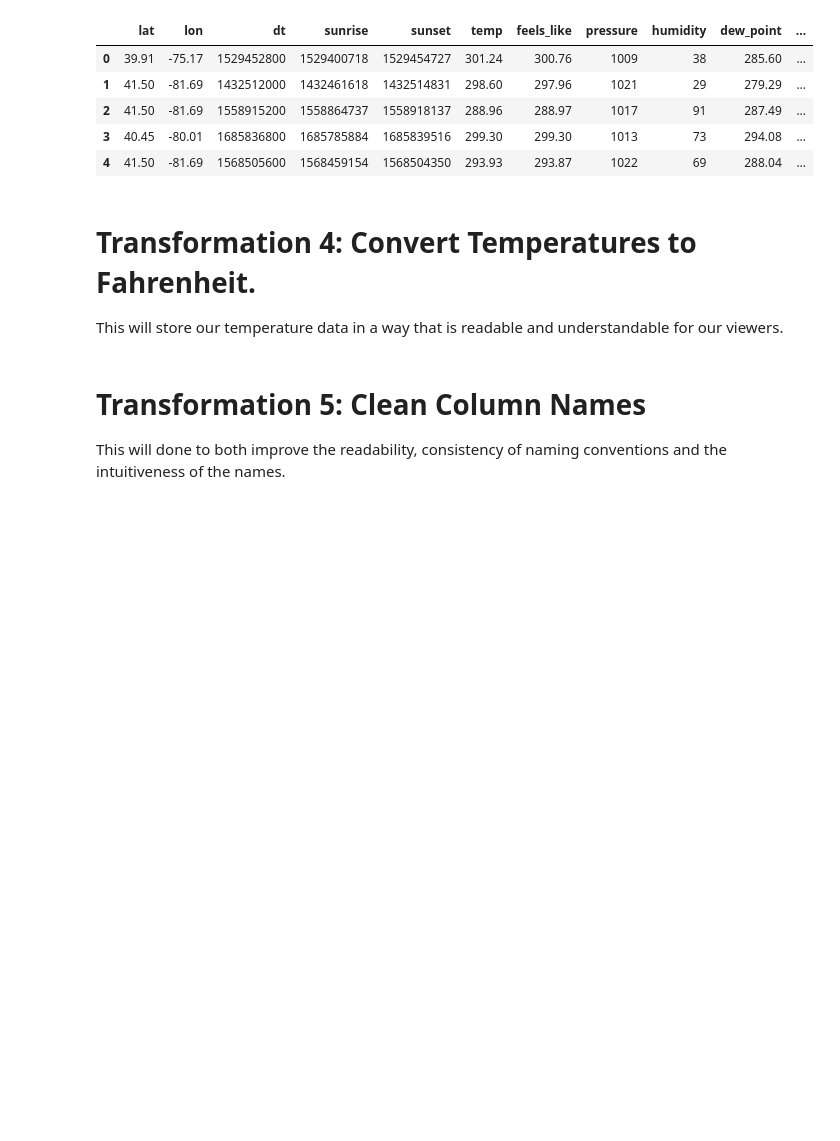
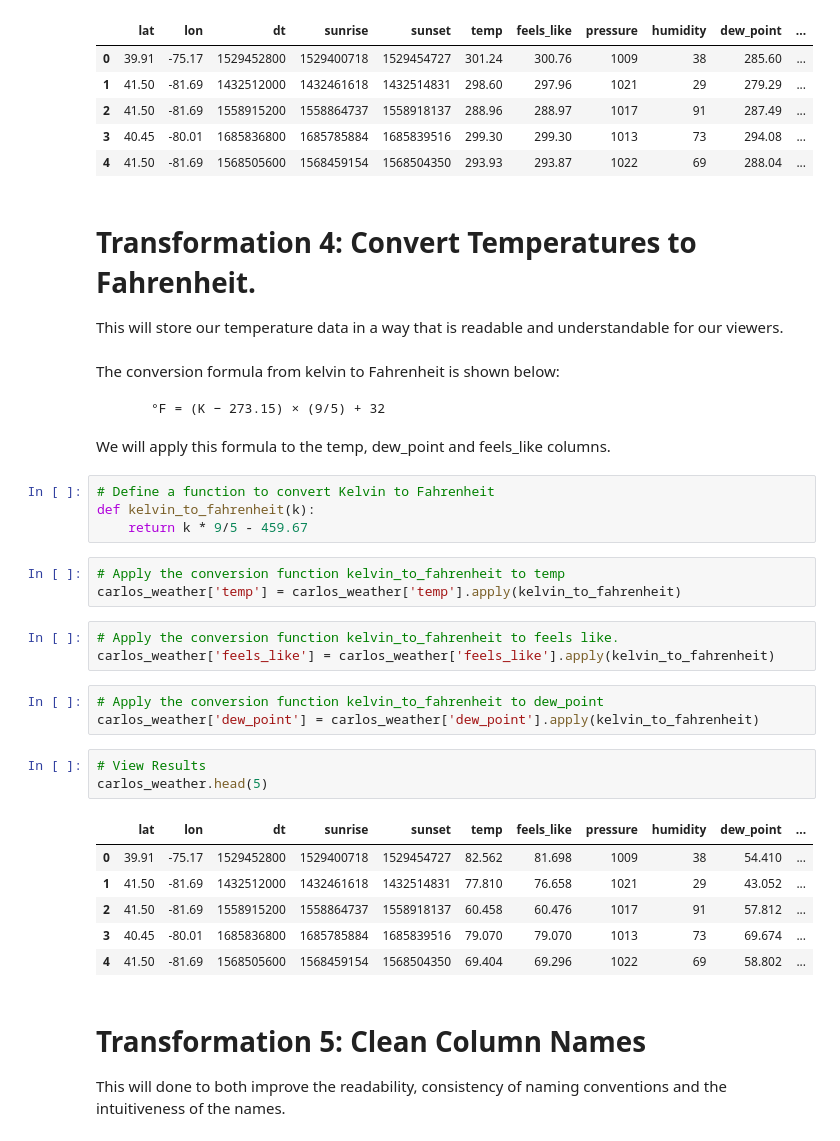
Before and after one commit to Matt-Heinen/DSC-540, a Jupyter notebook: Term Project/Heinen_DSC540_Milestone_4.ipynb, the cells around one changed output. Cells and saved outputs as stored; diff of their text form; blank space fills up the shorter version.

```diff
--- a/Term Project/Heinen_DSC540_Milestone_4.ipynb
+++ b/Term Project/Heinen_DSC540_Milestone_4.ipynb
@@ -396,6 +396,35 @@ carlos_weather.head(5)
 # Transformation 4: Convert Temperatures to Fahrenheit.
 
 This will store our temperature data in a way that is readable and understandable for our viewers.
+# %% [markdown]
+The conversion formula from kelvin to Fahrenheit is shown below:
+
+         °F = (K − 273.15) × (9/5) + 32
+
+We will apply this formula to the temp, dew_point and feels_like columns.
+# %%
+# Define a function to convert Kelvin to Fahrenheit
+def kelvin_to_fahrenheit(k):
+    return k * 9/5 - 459.67
+# %%
+# Apply the conversion function kelvin_to_fahrenheit to temp
+carlos_weather['temp'] = carlos_weather['temp'].apply(kelvin_to_fahrenheit)
+# %%
+# Apply the conversion function kelvin_to_fahrenheit to feels like.
+carlos_weather['feels_like'] = carlos_weather['feels_like'].apply(kelvin_to_fahrenheit)
+# %%
+# Apply the conversion function kelvin_to_fahrenheit to dew_point
+carlos_weather['dew_point'] = carlos_weather['dew_point'].apply(kelvin_to_fahrenheit)
+# %%
+# View Results
+carlos_weather.head(5)
+# %% [output]
+|  | lat | lon | dt | sunrise | sunset | temp | feels_like | pressure | humidity | dew_point | ... |
+| 0 | 39.91 | -75.17 | 1529452800 | 1529400718 | 1529454727 | 82.562 | 81.698 | 1009 | 38 | 54.410 | ... |
+| 1 | 41.50 | -81.69 | 1432512000 | 1432461618 | 1432514831 | 77.810 | 76.658 | 1021 | 29 | 43.052 | ... |
+| 2 | 41.50 | -81.69 | 1558915200 | 1558864737 | 1558918137 | 60.458 | 60.476 | 1017 | 91 | 57.812 | ... |
+| 3 | 40.45 | -80.01 | 1685836800 | 1685785884 | 1685839516 | 79.070 | 79.070 | 1013 | 73 | 69.674 | ... |
+| 4 | 41.50 | -81.69 | 1568505600 | 1568459154 | 1568504350 | 69.404 | 69.296 | 1022 | 69 | 58.802 | ... |
 # %% [markdown]
 # Transformation 5: Clean Column Names
 
```
